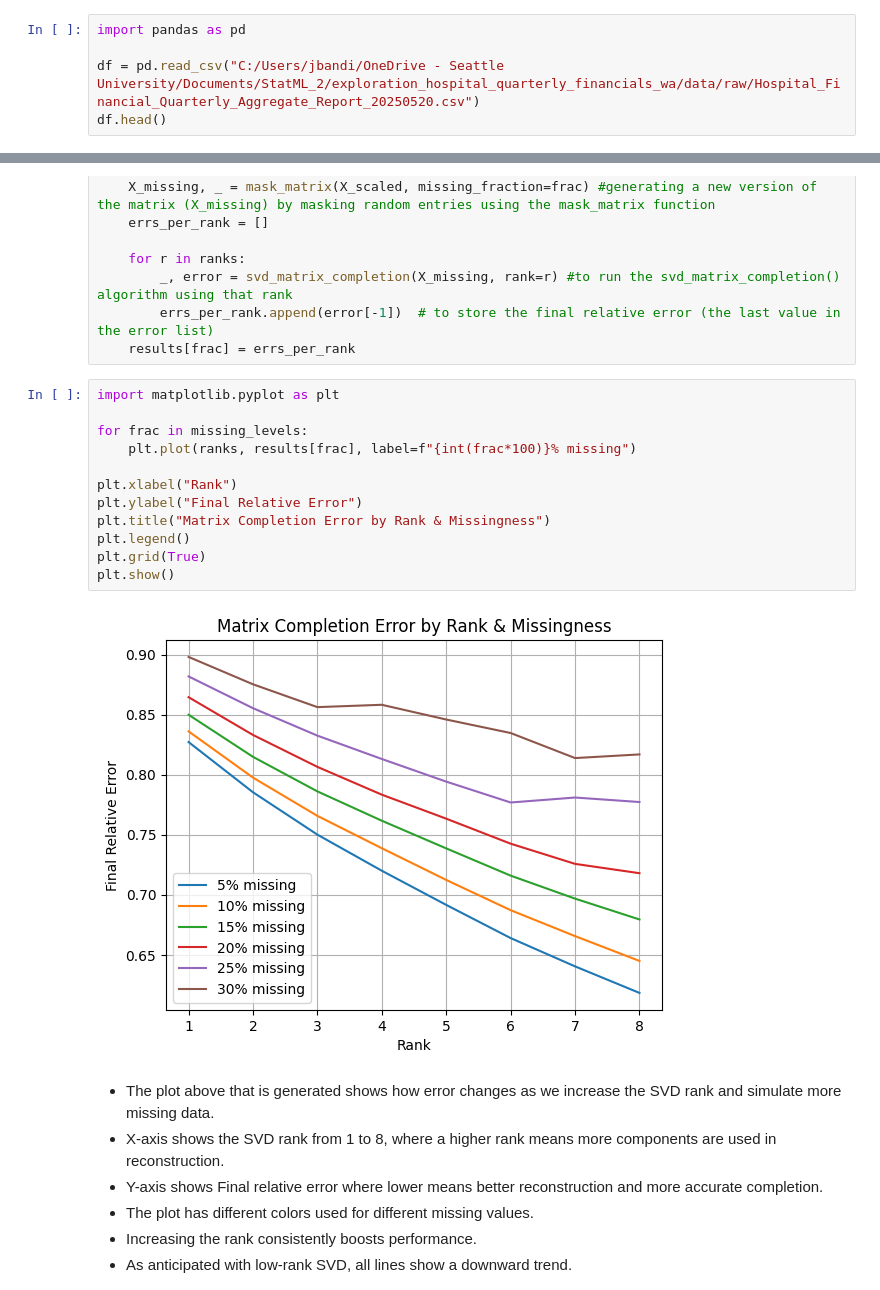
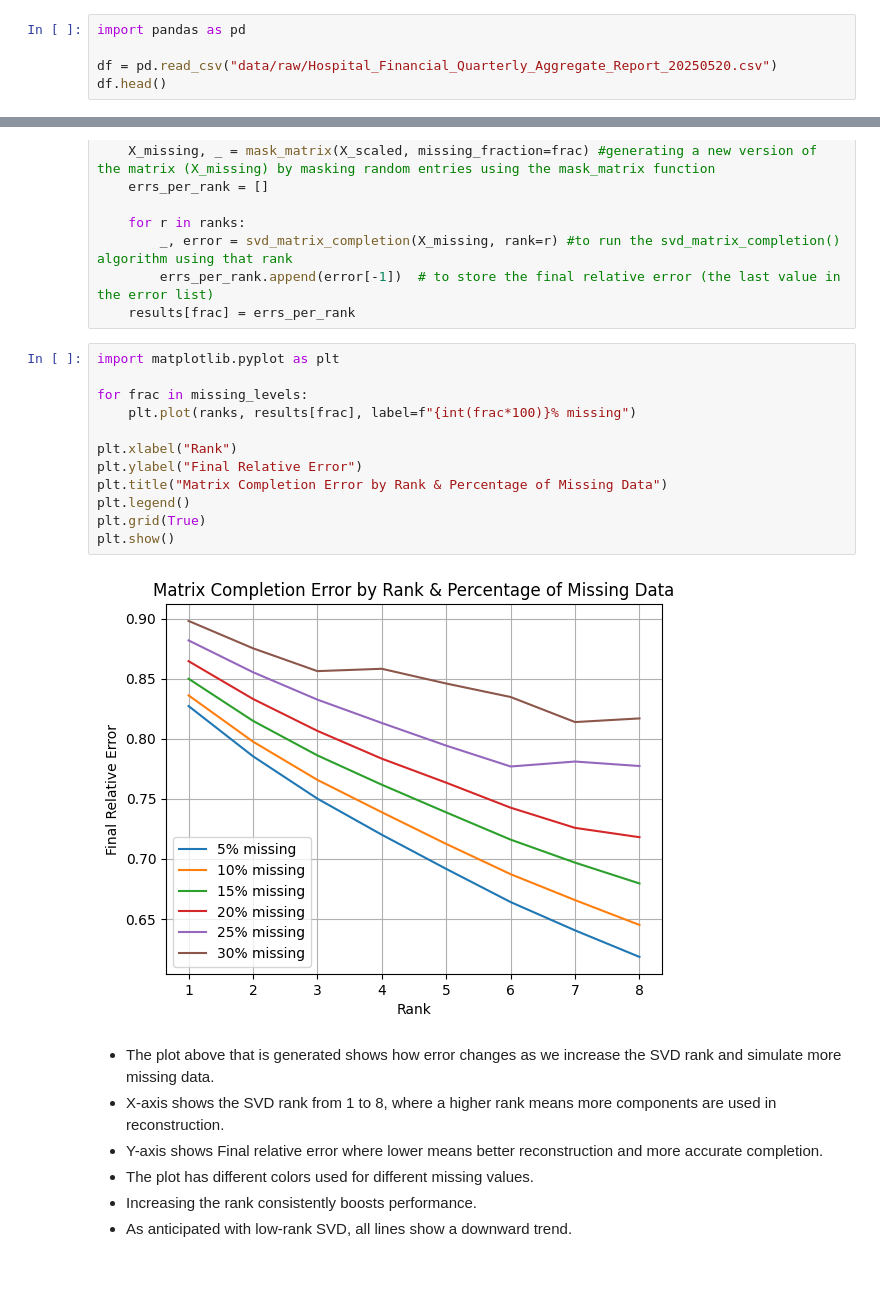
Before and after one commit to EEPayne/exploration_hospital_quarterly_financials_wa, a Jupyter notebook: Matrix Completion.ipynb, the cells around one changed output, grey strips where cells are left out. Cells and saved outputs as stored; diff of their text form.

```diff
--- a/Matrix Completion.ipynb
+++ b/Matrix Completion.ipynb
@@ -3,7 +3,7 @@
 # %%
 import pandas as pd
 
-df = pd.read_csv("C:/Users/jbandi/OneDrive - Seattle University/Documents/StatML_2/exploration_hospital_quarterly_financials_wa/data/raw/Hospital_Financial_Quarterly_Aggregate_Report_20250520.csv")
+df = pd.read_csv("data/raw/Hospital_Financial_Quarterly_Aggregate_Report_20250520.csv")
 df.head()
 # %% [output]
 |  | License_Number | Hospital_Name | City | Year | Quarter | Licensed_Beds | Acute_Care_Medicare_Discharges | ... |
@@ -126,17 +126,17 @@ for frac in missing_levels:
 # %%
 import matplotlib.pyplot as plt
 
 for frac in missing_levels:
     plt.plot(ranks, results[frac], label=f"{int(frac*100)}% missing")
 
 plt.xlabel("Rank")
 plt.ylabel("Final Relative Error")
-plt.title("Matrix Completion Error by Rank & Missingness")
+plt.title("Matrix Completion Error by Rank & Percentage of Missing Data")
 plt.legend()
 plt.grid(True)
 plt.show()
 # %% [output]
-[figure, old version]
+[figure, new version]
 # %% [markdown]
 - The plot above that is generated shows how error changes as we increase the SVD rank and simulate more missing data.
 - X-axis shows the SVD rank from 1 to 8, where a higher rank means more components are used in reconstruction.
```
Also changed, not shown: parts of 3 cells of this notebook, 1 other file.
